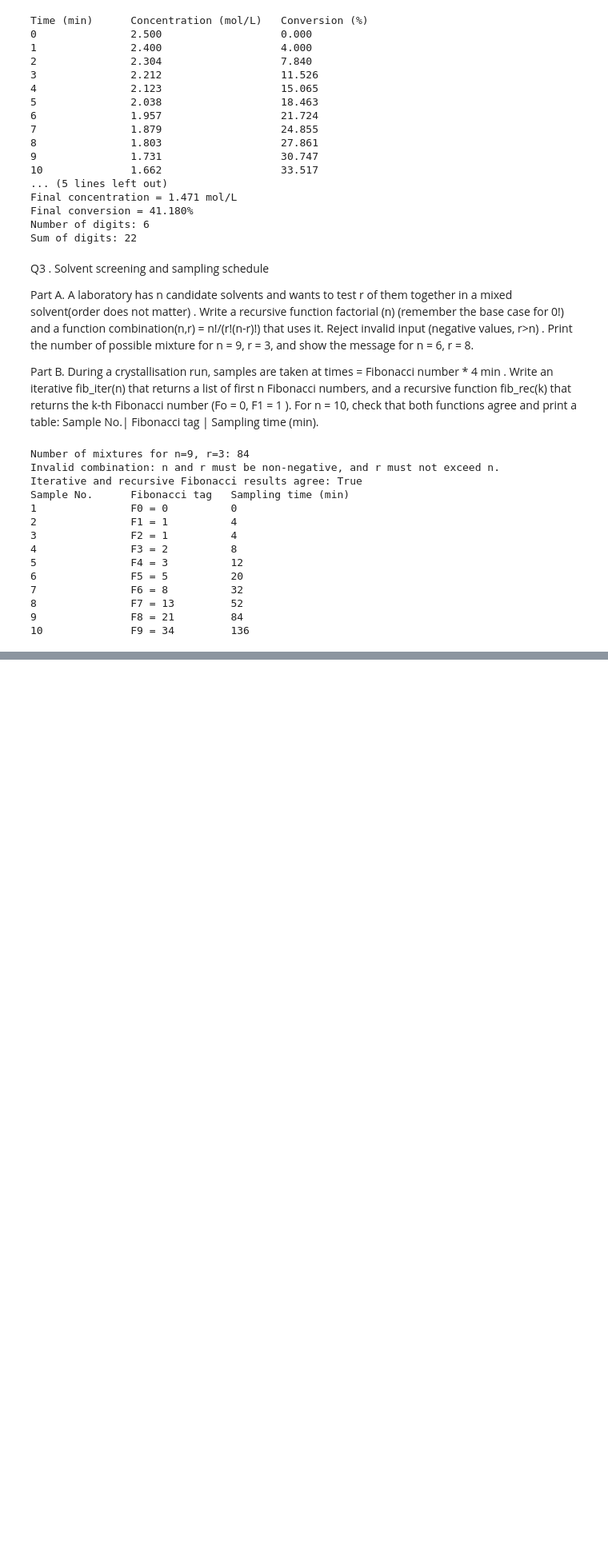
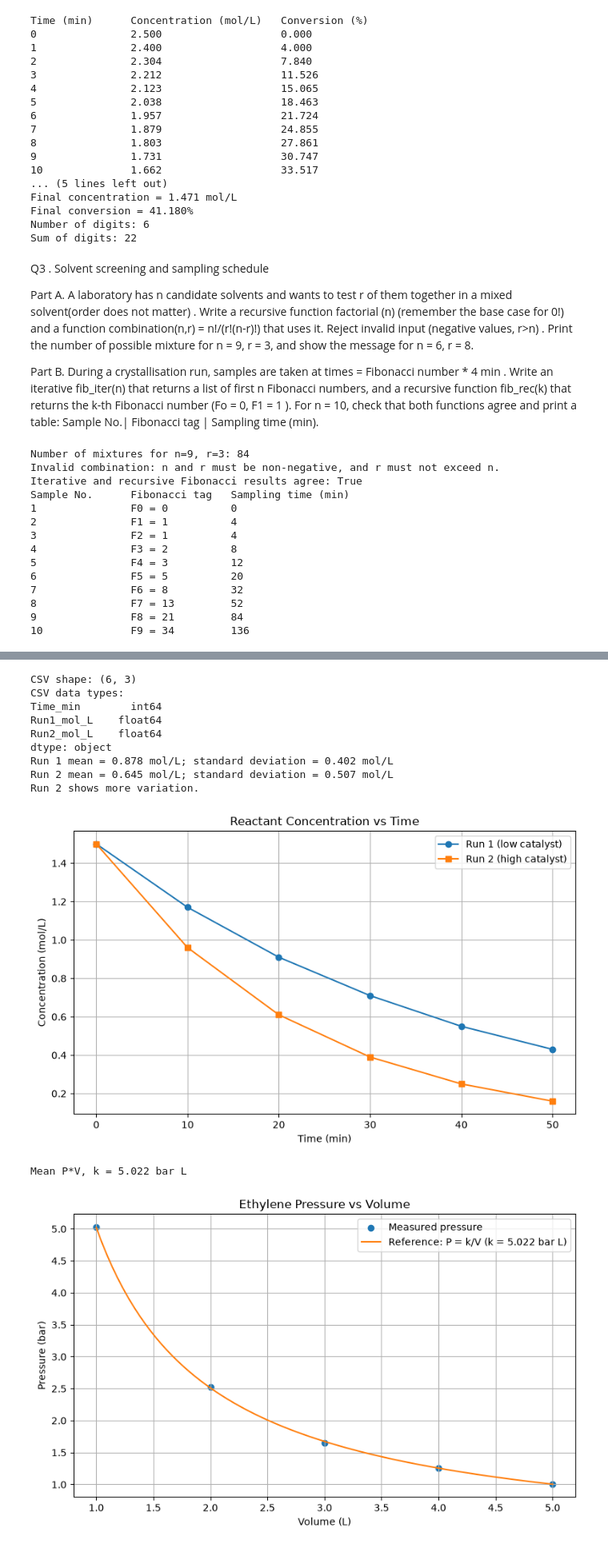
Before and after one commit to Parthw7/CP_Practical, a Jupyter notebook: 20251001078_SetD.ipynb, the cells around one changed output, grey strips where cells are left out. Shown at 80% size. Cells and saved outputs as stored; diff of their text form; code cells hidden in the pictures; blank space fills up the shorter version.

Commit message:
Add kinetics data in CSV and JSON formats
- Created kinetics.csv containing time and concentration data for two runs.
- Created kinetics.json with the same data structured in JSON format.

```diff
--- a/20251001078_SetD.ipynb
+++ b/20251001078_SetD.ipynb
@@ -255,0 +277,75 @@ Consumption of a reactant was studied in a batch reactor with two feed concentra
+# %%
+import numpy as np
+import pandas as pd
+import matplotlib.pyplot as plt
+
+# Part A: Kinetics data, file export, and summary statistics
+kinetics_data = pd.DataFrame({
+    "Time_min": [0, 10, 20, 30, 40, 50],
+    "Run1_mol_L": [1.50, 1.17, 0.91, 0.71, 0.55, 0.43],
+    "Run2_mol_L": [1.50, 0.96, 0.61, 0.39, 0.25, 0.16],
+})
+
+kinetics_data.to_csv("kinetics.csv", index=False)
+kinetics_data.to_json("kinetics.json", orient="records", indent=2)
+
+kinetics_from_csv = pd.read_csv("kinetics.csv")
+print("CSV shape:", kinetics_from_csv.shape)
+print("CSV data types:")
+print(kinetics_from_csv.dtypes)
+
+run1_mean = kinetics_from_csv["Run1_mol_L"].mean()
+run1_std = kinetics_from_csv["Run1_mol_L"].std()
+run2_mean = kinetics_from_csv["Run2_mol_L"].mean()
+run2_std = kinetics_from_csv["Run2_mol_L"].std()
+
+print(f"Run 1 mean = {run1_mean:.3f} mol/L; standard deviation = {run1_std:.3f} mol/L")
+print(f"Run 2 mean = {run2_mean:.3f} mol/L; standard deviation = {run2_std:.3f} mol/L")
+if run1_std > run2_std:
+    print("Run 1 shows more variation.")
+else:
+    print("Run 2 shows more variation.")
+
+plt.figure(figsize=(8, 5))
+plt.plot(kinetics_from_csv["Time_min"], kinetics_from_csv["Run1_mol_L"], marker="o", label="Run 1 (low catalyst)")
+plt.plot(kinetics_from_csv["Time_min"], kinetics_from_csv["Run2_mol_L"], marker="s", label="Run 2 (high catalyst)")
+plt.title("Reactant Concentration vs Time")
+plt.xlabel("Time (min)")
+plt.ylabel("Concentration (mol/L)")
+plt.legend()
+plt.grid(True)
+plt.tight_layout()
+plt.show()
+
+# Part B: Ethylene pressure-volume data and P = k/V reference curve
+volume_L = np.array([1, 2, 3, 4, 5], dtype=float)
+pressure_bar = np.array([5.03, 2.52, 1.65, 1.26, 1.01], dtype=float)
+k = np.mean(pressure_bar * volume_L)
+print(f"Mean P*V, k = {k:.3f} bar L")
+
+volume_curve = np.linspace(volume_L.min(), volume_L.max(), 200)
+pressure_reference = k / volume_curve
+
+plt.figure(figsize=(8, 5))
+plt.scatter(volume_L, pressure_bar, color="tab:blue", label="Measured pressure")
+plt.plot(volume_curve, pressure_reference, color="tab:orange", label=f"Reference: P = k/V (k = {k:.3f} bar L)")
+plt.title("Ethylene Pressure vs Volume")
+plt.xlabel("Volume (L)")
+plt.ylabel("Pressure (bar)")
+plt.legend()
+plt.grid(True)
+plt.tight_layout()
+plt.show()
+# %% [output]
+CSV shape: (6, 3)
+CSV data types:
+Time_min        int64
+Run1_mol_L    float64
+Run2_mol_L    float64
+dtype: object
+Run 1 mean = 0.878 mol/L; standard deviation = 0.402 mol/L
+Run 2 mean = 0.645 mol/L; standard deviation = 0.507 mol/L
+Run 2 shows more variation.
+[figure, added]
+Mean P*V, k = 5.022 bar L
+[figure, added]
```
Also changed, not shown: parts of 1 cell of this notebook, 2 other files.
